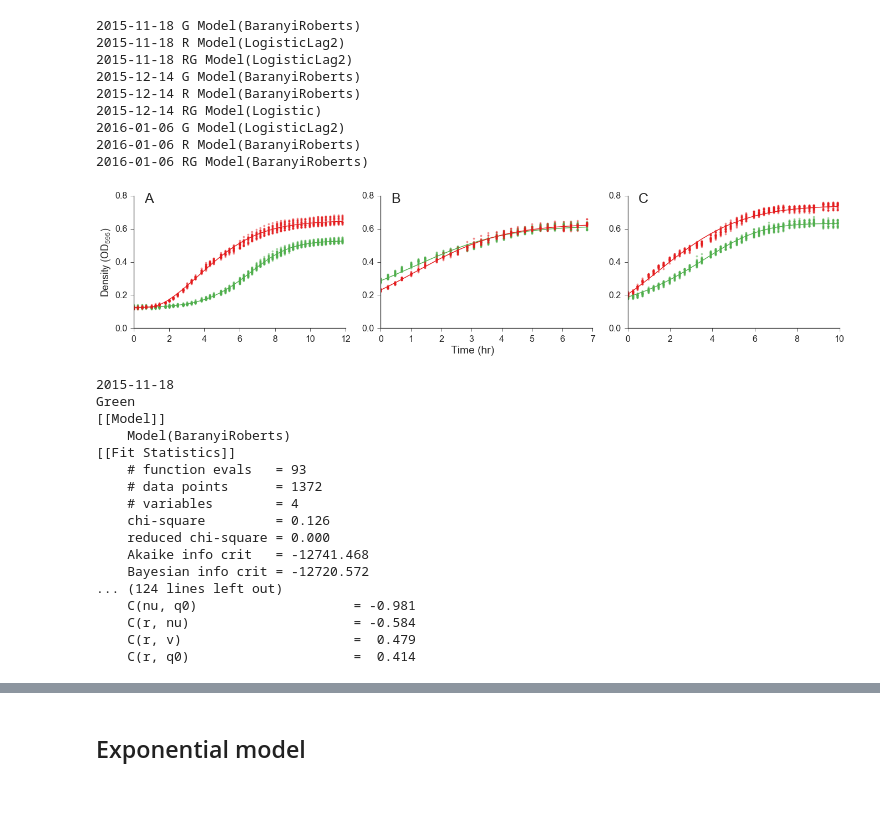
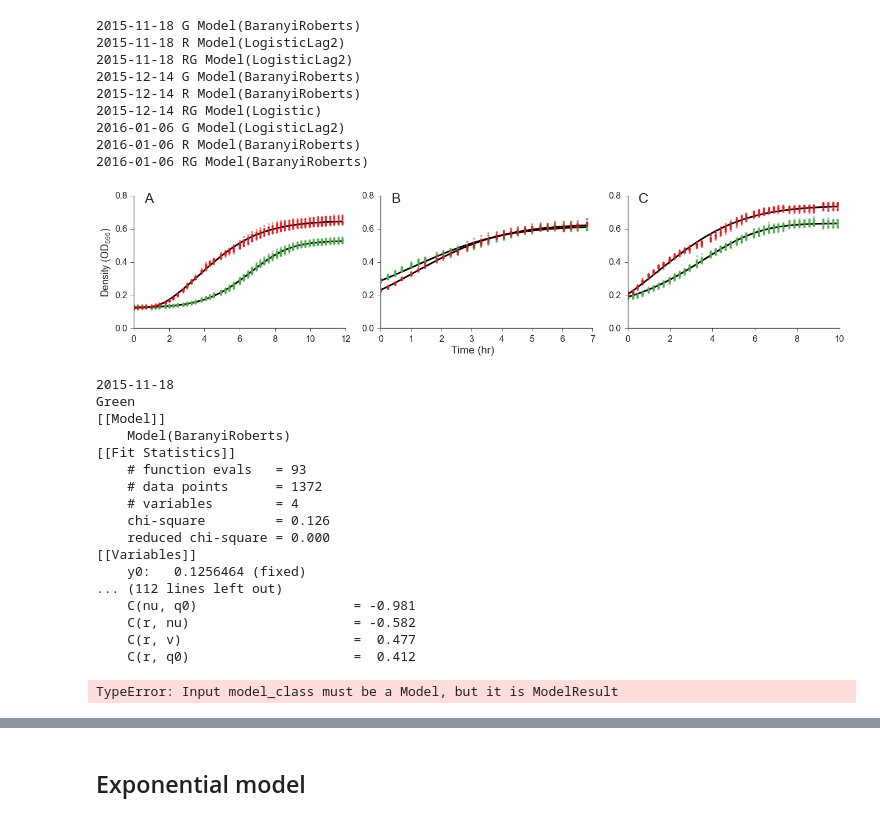
Before and after one commit to yoavram/curveball_ms, a Jupyter notebook: supp.ipynb, the cells around one changed output, grey strips where cells are left out. Saved outputs shown, nothing was run; the diff lists cells and outputs as text; code cells hidden in the pictures.

Commit message:
fit lines in black in fig 3

```diff
--- a/supp.ipynb
+++ b/supp.ipynb
@@ -46,6 +46,6 @@ fixed_pred_ls = '-.' # prediction without competition coefficients linestyle
 import curveball
 import curveball.scripts.cli
 print('Curveball, ', curveball.__version__)
-folder = os.path.join('D:\\', 'Dropbox', 'ex silico') # change to match your data folder
+folder = '/Users/yoavram/Work/curveball_project/ms' # change to match your data folder
 print('Working folder:', folder)
 # %% [output]
@@ -223,36 +223,36 @@ for name, ds in datasets.items():
 cols = len(datasets)
 fig, ax = plt.subplots(1, cols, sharex=False, sharey=False, figsize=(width * cols, height))
 if not isinstance(ax, np.ndarray):
     ax = np.array([ax])
 for i,(name, ds) in enumerate(datasets.items()):
-    ds['model_G'].plot_fit(ax=ax[i], fit_kws={'color':green, 'ls':fit_ls}, data_kws={'color':green,'alpha':0.5, 'marker':'.'}, init_kws={'ls':''})
-    ds['model_R'].plot_fit(ax=ax[i], fit_kws={'color':red, 'ls':fit_ls}, data_kws={'color':red, 'alpha':0.5, 'marker':'.'}, init_kws={'ls':''})
+    ds['model_G'].plot_fit(ax=ax[i], fit_kws=dict(color='k',  ls=fit_ls, lw=3), data_kws=dict(color=green,alpha=0.5, marker='.'), init_kws={'ls':''})
+    ds['model_R'].plot_fit(ax=ax[i], fit_kws=dict(color='k',  ls=fit_ls, lw=3), data_kws=dict(color=red, alpha=0.5, marker='.'), init_kws={'ls':''})
     #ds['model_RG'].plot_fit(ax=ax[i], fit_kws={'color':blue}, data_kws={'color':blue,'alpha':0.5, 'marker':'.'}, init_kws={'ls':''})
 
     ax[i].set(
         title='',
         xlabel='',
     )
     if 'ylim' in ds:
         ax[i].set_ylim(ds['ylim'])
         dy = (ds['ylim'][1] - ds['ylim'][0]) / 4
         ax[i].set_yticks(np.arange(ds['ylim'][0], ds['ylim'][1] + dy, dy))
     if i == 0:
         ax[i].set(ylabel=r'Density ($OD_{595}$)')
     else:
         ax[i].set(ylabel='')
     ax[i].legend().set_visible(False)
 
 fig_xlabel(fig, 'Time (hr)')
 for i,axes in enumerate(ax.flatten()):
     axes.annotate('ABCD'[i], (0.05, 0.95), xycoords='axes fraction', fontsize=panel_label_size)
 
 fig.tight_layout()
 sns.despine()
 fig.savefig('Fig-model_fitting.png')
 fig.savefig('Fig-model_fitting.pdf', dpi=300)
 # %% [output]
-[figure, old version]
+[figure, new version]
 # %%
 for name, ds in datasets.items():
     print(name)
@@ -271,17 +271,19 @@ Green
     # variables        = 4
     chi-square         = 0.126
     reduced chi-square = 0.000
-    Akaike info crit   = -12741.468
-    Bayesian info crit = -12720.572
-... (124 lines left out)
+[[Variables]]
+    y0:   0.1256464 (fixed)
+... (112 lines left out)
     C(nu, q0)                    = -0.981
-    C(r, nu)                     = -0.584
-    C(r, v)                      =  0.479
-    C(r, q0)                     =  0.414
+    C(r, nu)                     = -0.582
+    C(r, v)                      =  0.477
+    C(r, q0)                     =  0.412
 # %%
 for ds in datasets.values():
     ds['param_samples_G'] = curveball.models.bootstrap_params(ds['dfG'], ds['model_G'], 1000)
     ds['param_samples_R'] = curveball.models.bootstrap_params(ds['dfR'], ds['model_R'], 1000)
+# %% [output]
+TypeError: Input model_class must be a Model, but it is ModelResult
 # %%
 for name, ds in datasets.items():
     print(name)
```
Also changed, not shown: parts of 6 cells of this notebook, 1 other file.
